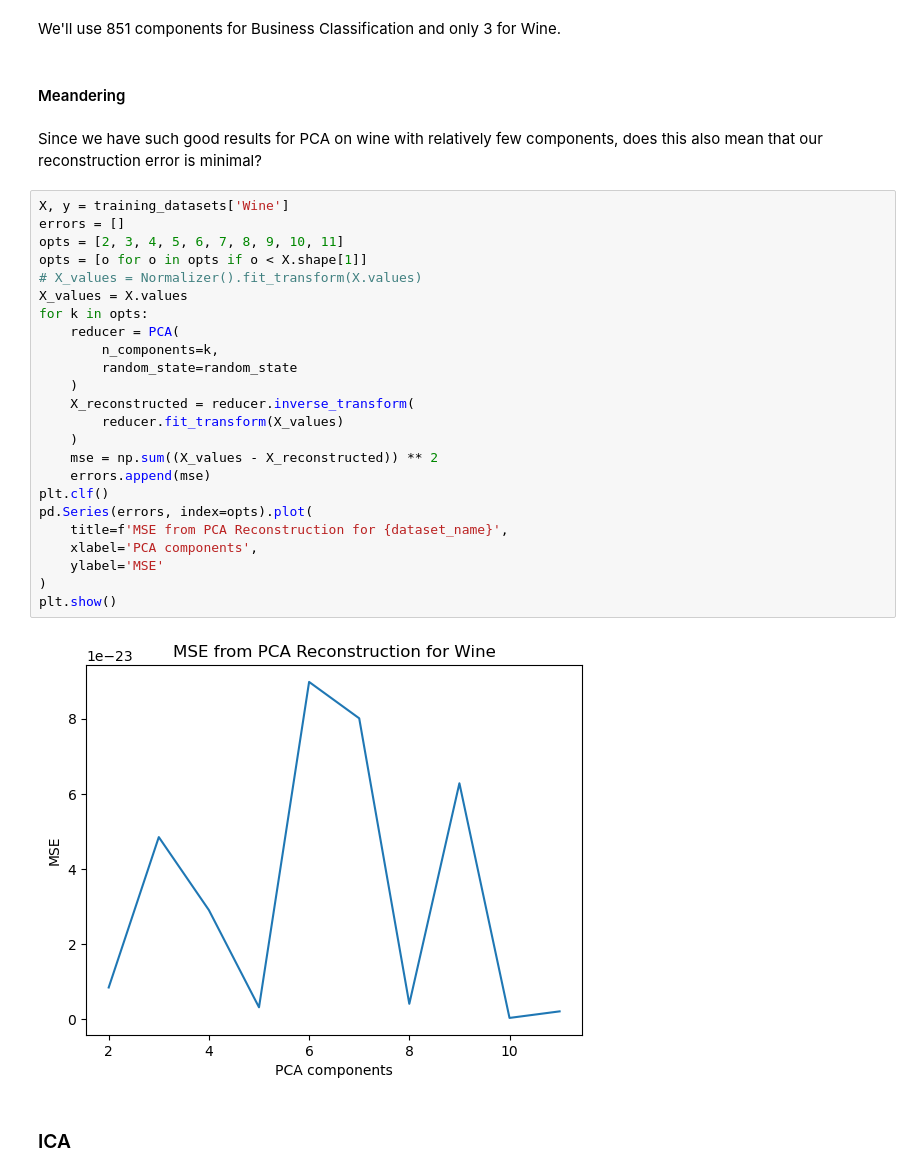
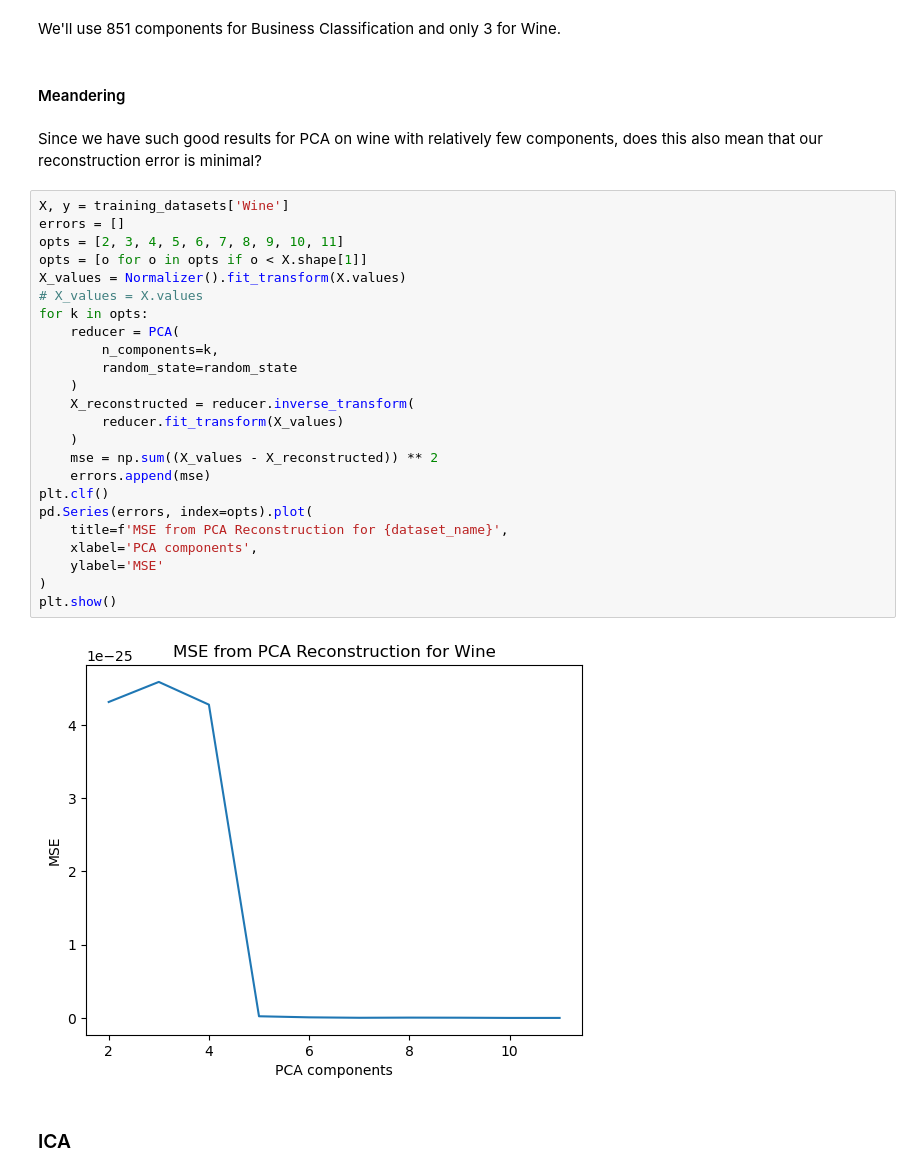
Before and after one commit to ryankarel/cs-7641-ul, a Jupyter notebook: RK UL.ipynb, the cells around one changed output. Drawn from its saved outputs; the diff is of its cells as text.

```diff
--- a/RK UL.ipynb
+++ b/RK UL.ipynb
@@ -395,36 +394,36 @@ Exceeds 95% at 851
 Exceeds 95% at 3
 # %% [markdown]
 We'll use 851 components for Business Classification and only 3 for Wine.
-# %% [markdown]
-#### Meandering
-# %% [markdown]
-Since we have such good results for PCA on wine with relatively few components, does this also mean that our reconstruction error is minimal?
-# %%
-X, y = training_datasets['Wine']
-errors = []
-opts = [2, 3, 4, 5, 6, 7, 8, 9, 10, 11]
-opts = [o for o in opts if o < X.shape[1]]
-# X_values = Normalizer().fit_transform(X.values)
-X_values = X.values
-for k in opts:
-    reducer = PCA(
-        n_components=k,
-        random_state=random_state
-    )
-    X_reconstructed = reducer.inverse_transform(
-        reducer.fit_transform(X_values)
-    )
-    mse = np.sum((X_values - X_reconstructed)) ** 2
-    errors.append(mse)
-plt.clf()
-pd.Series(errors, index=opts).plot(
-    title=f'MSE from PCA Reconstruction for {dataset_name}',
-    xlabel='PCA components',
-    ylabel='MSE'
-)
-plt.show()
-# %% [output]
-[figure, removed]
+# %% [markdown]
+#### Meandering
+# %% [markdown]
+Since we have such good results for PCA on wine with relatively few components, does this also mean that our reconstruction error is minimal?
+# %%
+X, y = training_datasets['Wine']
+errors = []
+opts = [2, 3, 4, 5, 6, 7, 8, 9, 10, 11]
+opts = [o for o in opts if o < X.shape[1]]
+X_values = Normalizer().fit_transform(X.values)
+# X_values = X.values
+for k in opts:
+    reducer = PCA(
+        n_components=k,
+        random_state=random_state
+    )
+    X_reconstructed = reducer.inverse_transform(
+        reducer.fit_transform(X_values)
+    )
+    mse = np.sum((X_values - X_reconstructed)) ** 2
+    errors.append(mse)
+plt.clf()
+pd.Series(errors, index=opts).plot(
+    title=f'MSE from PCA Reconstruction for {dataset_name}',
+    xlabel='PCA components',
+    ylabel='MSE'
+)
+plt.show()
+# %% [output]
+[figure, added]
 # %% [markdown]
 ### ICA
 # %%
```
Also changed, not shown: parts of 37 cells of this notebook, 1 other file.
